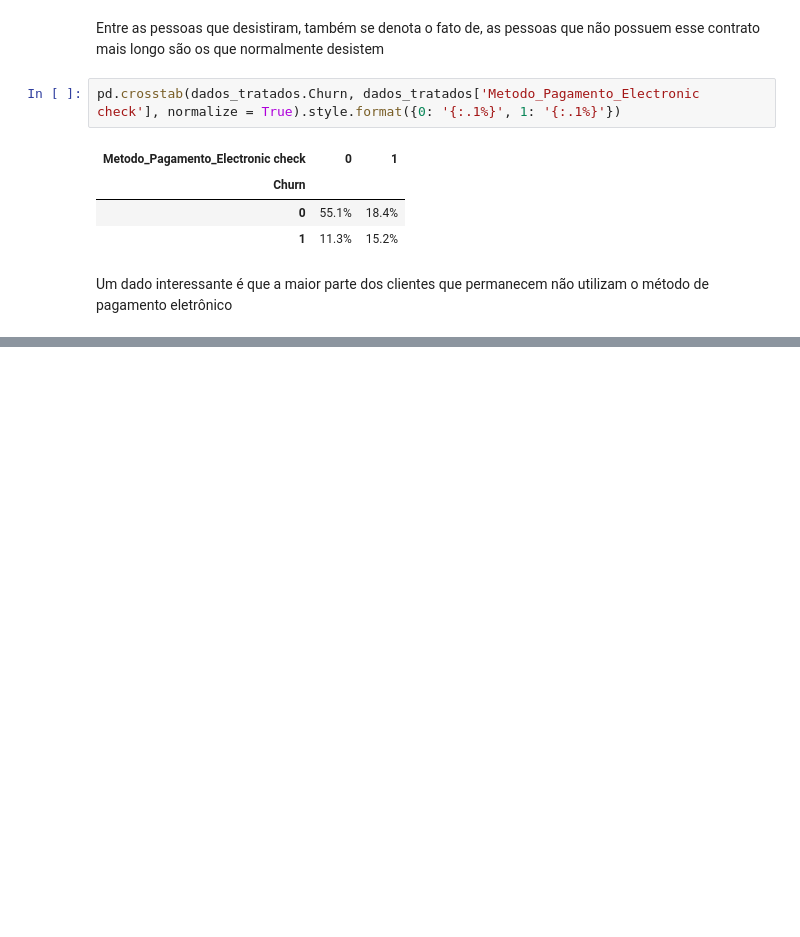
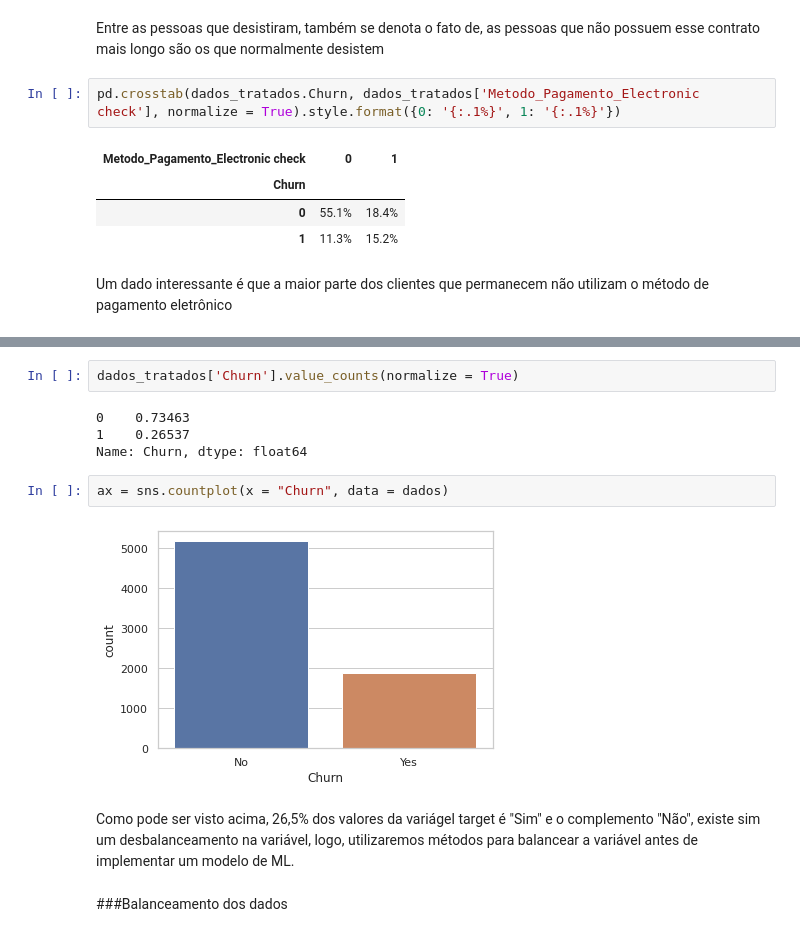
Before and after one commit to LucasdgRibeiro/Challenge-Data-Science-Alura, a Jupyter notebook: ChurndeClientes.ipynb, the cells around one changed output, grey strips where cells are left out. Cells and saved outputs as stored; diff of their text form; blank space fills up the shorter version.

```diff
--- a/ChurndeClientes.ipynb
+++ b/ChurndeClientes.ipynb
@@ -676,0 +696,14 @@ Um dado interessante é que a maior parte dos clientes que permanecem não utili
+# %%
+dados_tratados['Churn'].value_counts(normalize = True)
+# %% [output]
+0    0.73463
+1    0.26537
+Name: Churn, dtype: float64
+# %%
+ax = sns.countplot(x = "Churn", data = dados)
+# %% [output]
+[figure, added]
+# %% [markdown]
+Como pode ser visto acima, 26,5% dos valores da variágel target é "Sim" e o complemento "Não", existe sim um desbalanceamento na variável, logo, utilizaremos métodos para balancear a variável antes de implementar um modelo de ML.
+# %% [markdown]
+###Balanceamento dos dados
```
Also changed, not shown: parts of 30 cells of this notebook.
